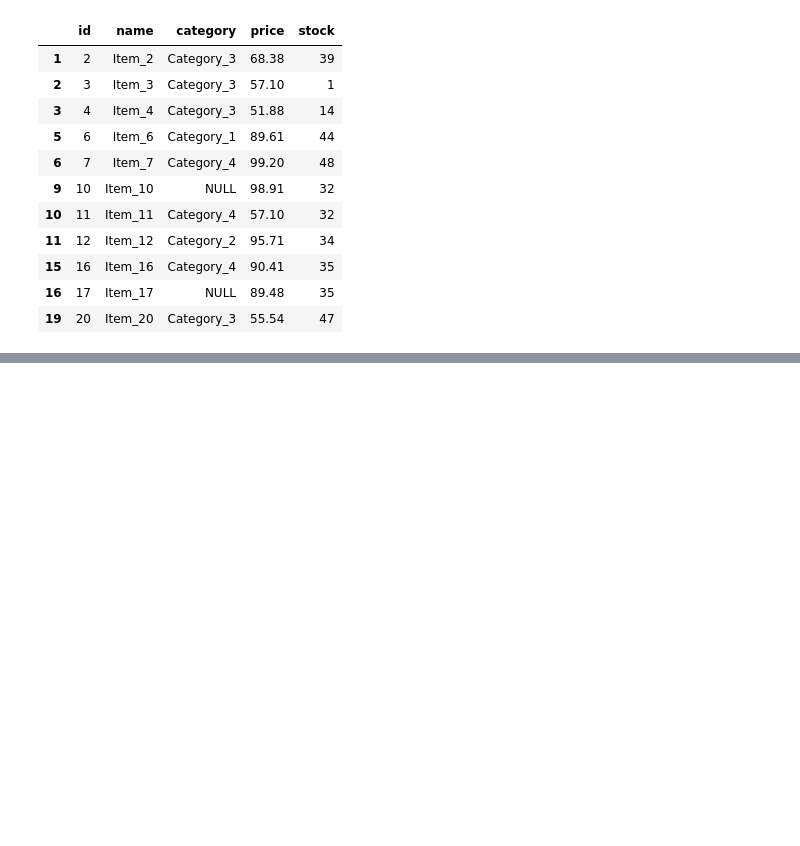
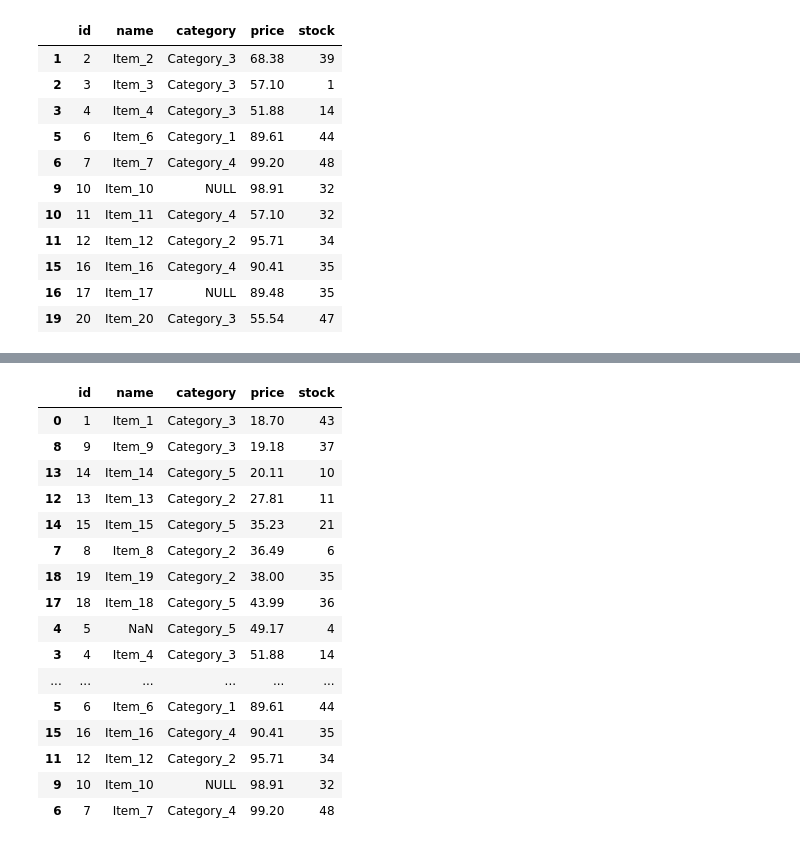
Before and after one commit to HY-BME/bme_test_files, a Jupyter notebook: ML_0312.ipynb, the cells around one changed output, grey strips where cells are left out. Drawn from its saved outputs; the diff is of its cells as text; code cells hidden in the pictures; blank space fills up the shorter version.

```diff
--- a/ML_0312.ipynb
+++ b/ML_0312.ipynb
@@ -123,0 +150,21 @@ df[df['price'] > 50] #price가 50보다 큰 행들만 추출이됨
+# %%
+# price 기준 정렬
+df.sort_values(by="price")
+# %% [output]
+|  | id | name | category | price | stock |
+| 0 | 1 | Item_1 | Category_3 | 18.70 | 43 |
+| 8 | 9 | Item_9 | Category_3 | 19.18 | 37 |
+| 13 | 14 | Item_14 | Category_5 | 20.11 | 10 |
+| 12 | 13 | Item_13 | Category_2 | 27.81 | 11 |
+| 14 | 15 | Item_15 | Category_5 | 35.23 | 21 |
+| 7 | 8 | Item_8 | Category_2 | 36.49 | 6 |
+| 18 | 19 | Item_19 | Category_2 | 38.00 | 35 |
+| 17 | 18 | Item_18 | Category_5 | 43.99 | 36 |
+| 4 | 5 | NaN | Category_5 | 49.17 | 4 |
+| 3 | 4 | Item_4 | Category_3 | 51.88 | 14 |
+| ... | ... | ... | ... | ... | ... |
+| 5 | 6 | Item_6 | Category_1 | 89.61 | 44 |
+| 15 | 16 | Item_16 | Category_4 | 90.41 | 35 |
+| 11 | 12 | Item_12 | Category_2 | 95.71 | 34 |
+| 9 | 10 | Item_10 | NULL | 98.91 | 32 |
+| 6 | 7 | Item_7 | Category_4 | 99.20 | 48 |
```
Also changed, not shown: parts of 13 cells of this notebook.
